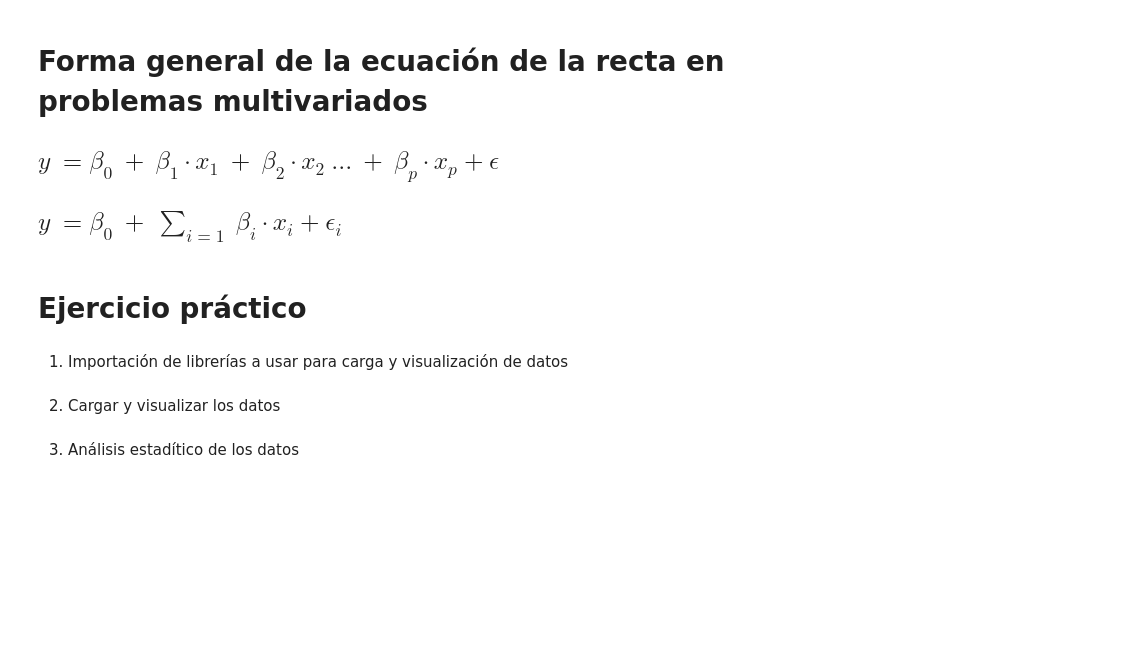
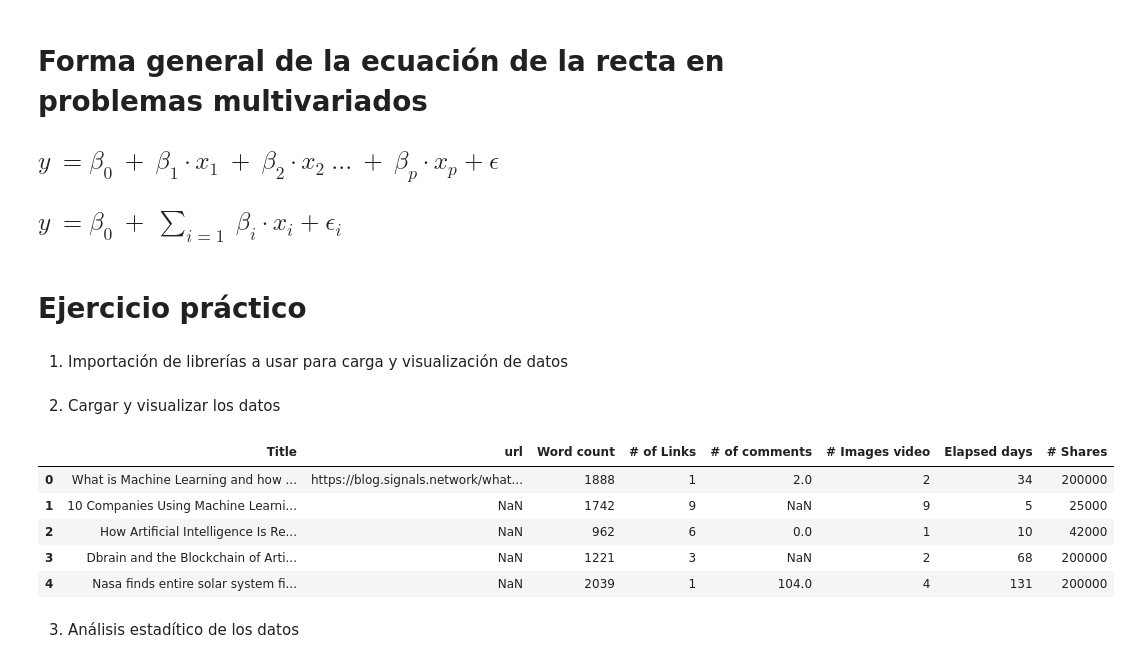
Before and after one commit to usserdan/Informatica_Medica, a Jupyter notebook: 16. Regresión Lineal.ipynb, the cells around one changed output. Cells and saved outputs as stored; diff of their text form; code cells hidden in the pictures; blank space fills up the shorter version.

```diff
--- a/16. Regresión Lineal.ipynb
+++ b/16. Regresión Lineal.ipynb
@@ -148,10 +206,20 @@ import matplotlib.pyplot as plt
 # %% [markdown]
 2. Cargar y visualizar los datos
 # %%
-!wget https://raw.githubusercontent.com/angelower/infomed20251/main/data/articulos_ml.xlsx
+import wget
+
+url = "https://raw.githubusercontent.com/angelower/infomed20251/main/data/articulos_ml.xlsx"
+wget.download(url)
 
 df = pd.read_excel('articulos_ml.xlsx')
 df.head()
+# %% [output]
+|  | Title | url | Word count | # of Links | # of comments | # Images video | Elapsed days | # Shares |
+| 0 | What is Machine Learning and how ... | https://blog.signals.network/what... | 1888 | 1 | 2.0 | 2 | 34 | 200000 |
+| 1 | 10 Companies Using Machine Learni... | NaN | 1742 | 9 | NaN | 9 | 5 | 25000 |
+| 2 | How Artificial Intelligence Is Re... | NaN | 962 | 6 | 0.0 | 1 | 10 | 42000 |
+| 3 | Dbrain and the Blockchain of Arti... | NaN | 1221 | 3 | NaN | 2 | 68 | 200000 |
+| 4 | Nasa finds entire solar system fi... | NaN | 2039 | 1 | 104.0 | 4 | 131 | 200000 |
 # %% [markdown]
 3. Análisis estadítico de los datos
 # %%
```
Also changed, not shown: parts of 21 cells of this notebook, 6 other files.
